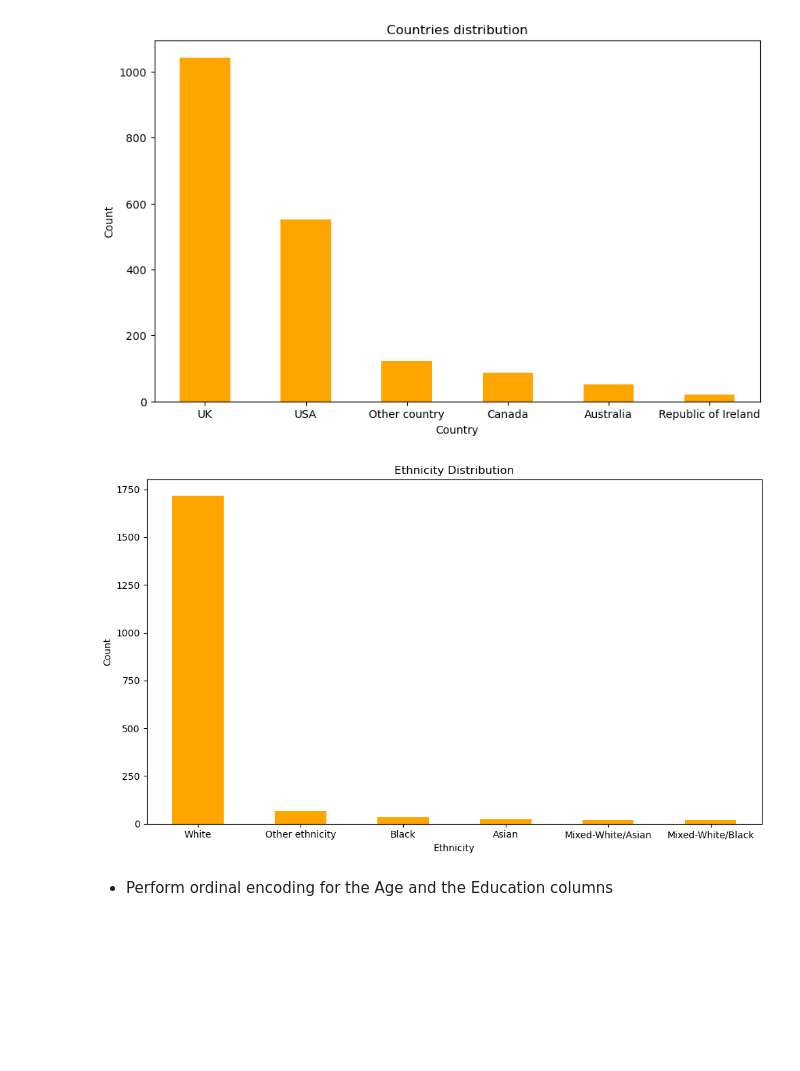
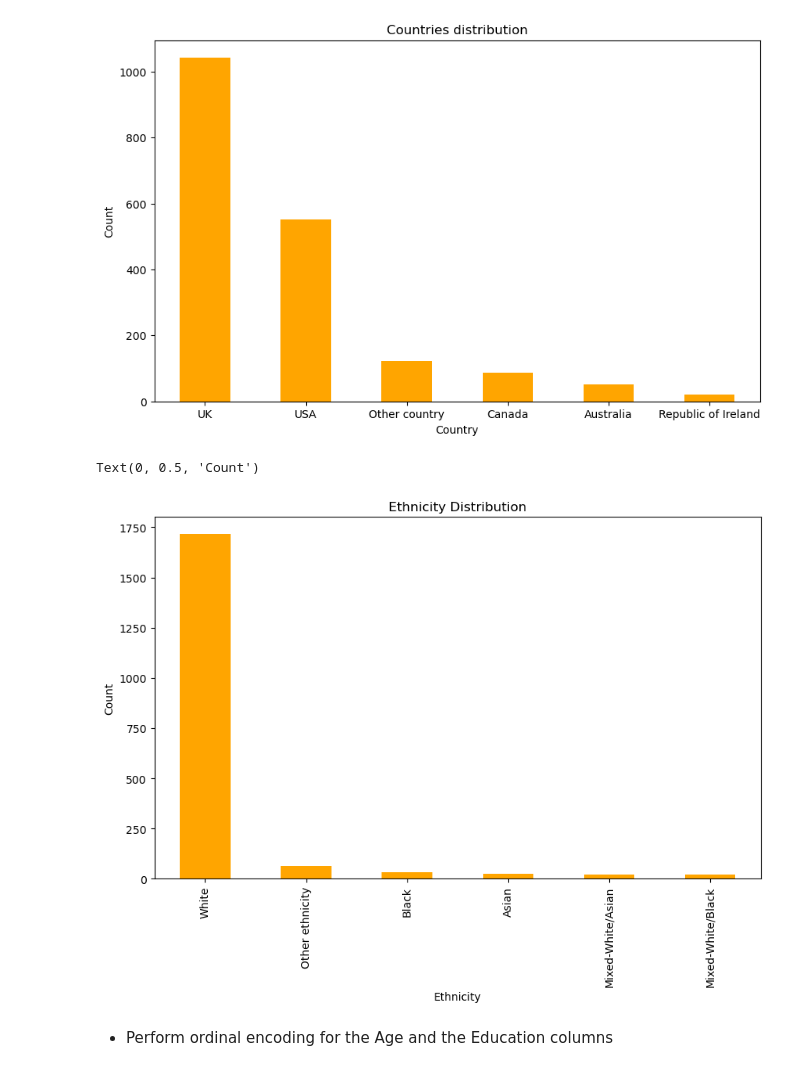
Before and after one commit to natashacarpcast/drugsandpersonality, a Jupyter notebook: DrugsPersonality.ipynb, the cells around one changed output. Cells and saved outputs as stored; diff of their text form; code cells hidden in the pictures; blank space fills up the shorter version.

```diff
--- a/DrugsPersonality.ipynb
+++ b/DrugsPersonality.ipynb
@@ -497,20 +510,14 @@ plt.show()
 # %%
 eth_dist = drugs["Ethnicity"].value_counts()
 # Create a bar plot
 plt.figure(figsize=(10, 6))
 eth_dist.plot(kind='bar', color='orange')
 plt.title('Ethnicity Distribution')
 plt.xlabel('Ethnicity')
 plt.ylabel('Count')
-
-# Wrap long labels and adjust rotation
-labels = [('\n'.join(wrap(label, 10))) for label in eth_dist.index]
-plt.xticks(rotation=0)
-
-plt.tight_layout()
-plt.show()
 # %% [output]
+Text(0, 0.5, 'Count')
-[figure, old version]
+[figure, new version]
 # %% [markdown]
 * Perform ordinal encoding for the Age and the Education columns
 # %%
```
Also changed, not shown: parts of 27 cells of this notebook.
